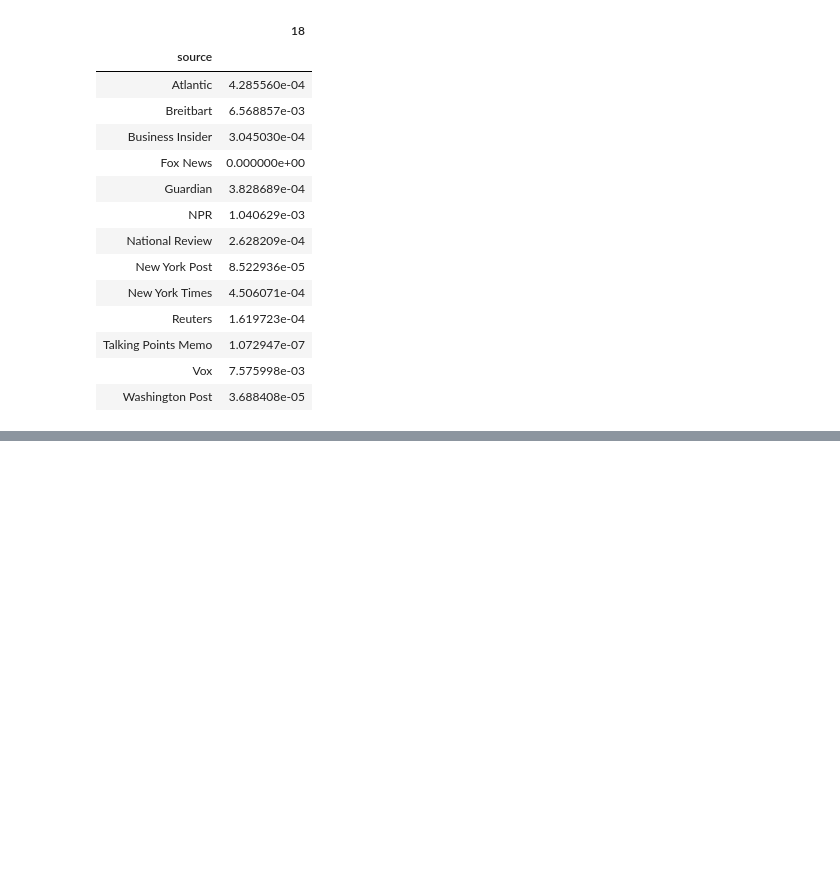
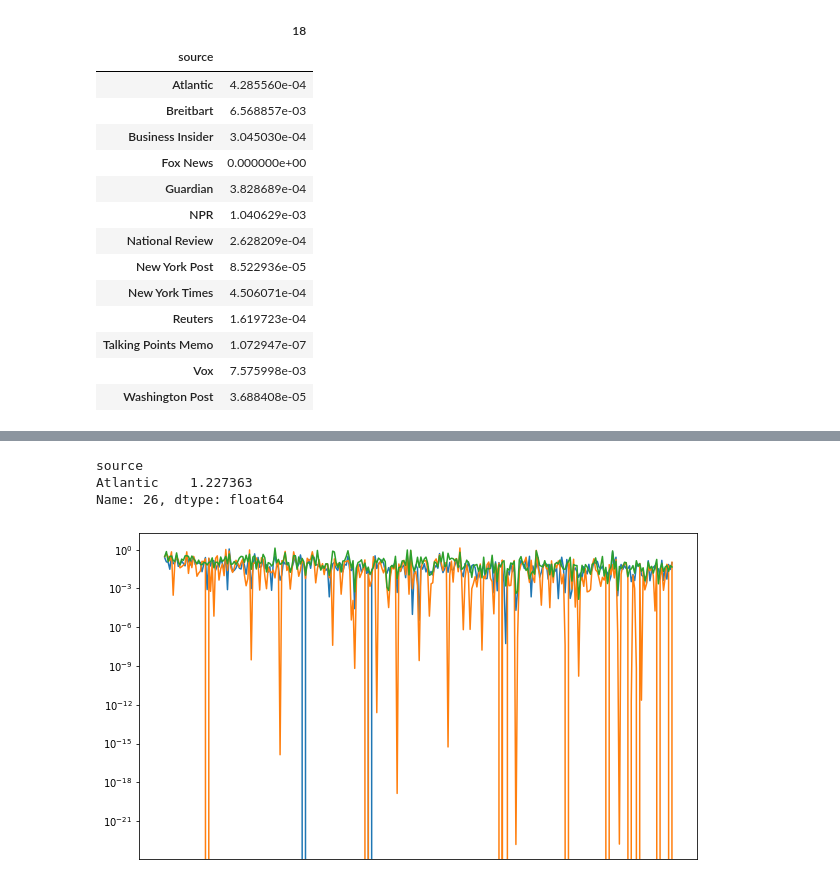
Before and after one commit to WarmCyan/perspective-mining-research, a Jupyter notebook: notebooks/NewsSourceExploration.ipynb, the cells around one changed output, grey strips where cells are left out. Saved outputs shown, nothing was run; the diff lists cells and outputs as text; code cells hidden in the pictures; blank space fills up the shorter version.

Commit message:
Progress on news source exploration

```diff
--- a/notebooks/NewsSourceExploration.ipynb
+++ b/notebooks/NewsSourceExploration.ipynb
@@ -95,3 +95,10 @@ for aspect in aspects:
 from collections import OrderedDict
 
 aspect_data_ordered = OrderedDict(sorted(aspect_data.items(), key=lambda x:x[1]["flr"], reverse=True))
+
+aspect_ordered_translation_indices = []
+for aspect in list(aspect_data_ordered.keys()):
+    index = aspects_reverse[aspect]
+    aspect_ordered_translation_indices.append(index)
+
+print(aspect_ordered_translation_indices[0:5])
@@ -124,0 +136,2 @@ as_df_source.groupby(['source']).std()[[nth]]
+# %%
+positive_df = as_df_source.groupby(['source']).std().iloc[:, 0:4178]
@@ -124,0 +142,6 @@ as_df_source.groupby(['source']).std()[[nth]]
+# %%
+cols = positive_df.columns.tolist()
+reorderedcols = []
+for index in aspect_ordered_translation_indices:
+    reorderedcols.append(cols[index])
+print(len(cols))
@@ -124,0 +150,3 @@ as_df_source.groupby(['source']).std()[[nth]]
+# %%
+positive_df_ordered = positive_df.iloc[:, reorderedcols]
+positive_df_ordered
@@ -124,0 +172,44 @@ as_df_source.groupby(['source']).std()[[nth]]
+# %%
+positive_df_ordered[positive_df_ordered.index == "Atlantic"][26]
+# %% [output]
+source
+Atlantic    1.227363
+Name: 26, dtype: float64
+# %%
+fig, ax = plt.subplots(figsize=(10,6))
+source = "Fox News"
+
+cols = positive_df_ordered.columns.tolist()
+
+col_range = 300
+
+source_flr_series = {}
+for source in as_df_source.groupby(['source']).groups:
+    source_flr_series[source] = []
+    row = positive_df_ordered[positive_df_ordered.index == source]
+
+    for i in cols[0:col_range]:
+        source_flr_series[source].append(row[i])
+
+
+
+
+
+x = []
+for i in cols[0:col_range]:
+    x.append(str(i))
+
+
+#for source in source_flr_series.keys():
+    #ax.plot(x, y)
+
+ax.plot(x, source_flr_series["Reuters"], color='C0')
+ax.plot(x, source_flr_series["Fox News"], color='C1')
+ax.plot(x, source_flr_series["Breitbart"], color='C2')
+
+#ax.plot(x, y)
+ax.set_xticks([])
+ax.set_yscale("log")
+plt.show()
+# %% [output]
+[figure, added]
```
Also changed, not shown: parts of 6 cells of this notebook.
